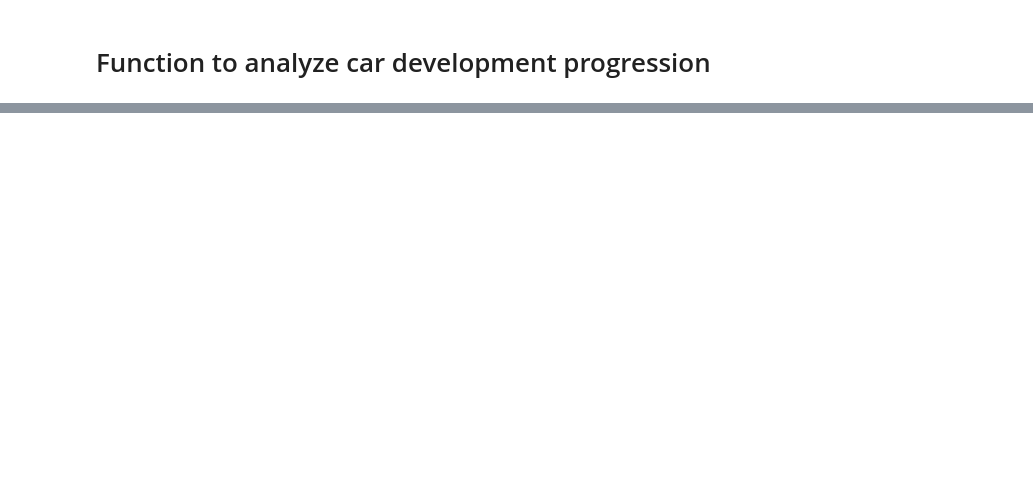
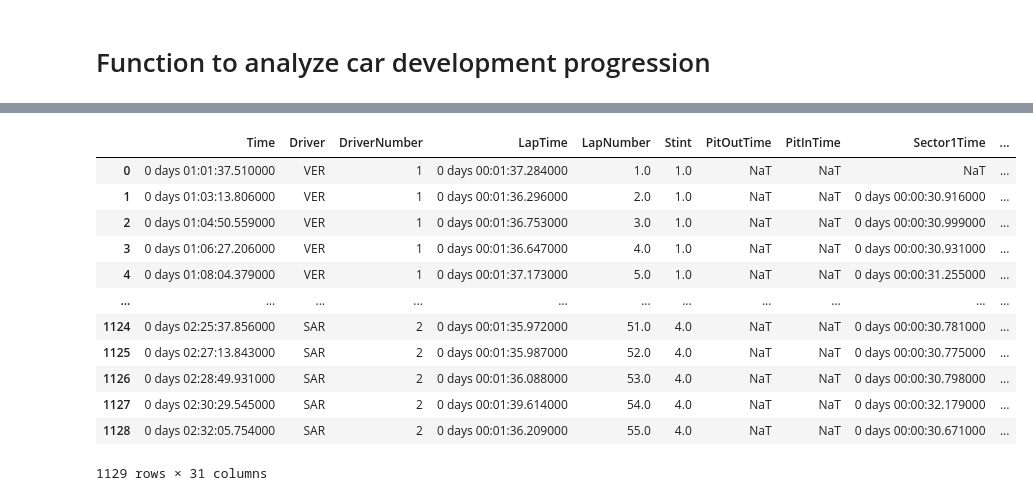
Before and after one commit to khanmustaaq/Formula-1-2024-Season-Analysis, a Jupyter notebook: notebook.ipynb, the cells around one changed output, grey strips where cells are left out. Saved outputs shown, nothing was run; the diff lists cells and outputs as text; code cells hidden in the pictures; blank space fills up the shorter version.

```diff
--- a/notebook.ipynb
+++ b/notebook.ipynb
@@ -587,0 +962,29 @@ ValueError: Invalid round: 1
+# %%
+# def get_pit_stop_strategies_bahrain():
+#     strategies = [ ]
+
+#     session = fastf1.get_session(2024,round_number,'R')
+#     session.load()
+#     laps = session.laps
+
+#     for driver in session.drivers:
+#         driver_laps = laps.pick_drivers(driver)
+#         num_stops=driver_laps['PitOutLap'].count()
+#         final_position = session.results.loc[session.results['Abbreviation']==driver,'Position'].values[0]
+
+#         strategies.append({
+#             # 'Round':round_number,
+#             'Track':round_to_track[round_number],
+#             'Driver':driver,
+#             'NumStops':num_stops,
+#             'FinalPosition':final_position
+#             })
+
+#     return pd.Dataframe(strategies)
+
+
+
+
+session_testing = fastf1.get_session(2024,1,'R')
+session_testing.load()
+laps_testing = session_testing.laps
@@ -587,0 +1006,16 @@ ValueError: Invalid round: 1
+# %%
+laps_testing
+# %% [output]
+|  | Time | Driver | DriverNumber | LapTime | LapNumber | Stint | PitOutTime | PitInTime | Sector1Time | ... |
+| 0 | 0 days 01:01:37.510000 | VER | 1 | 0 days 00:01:37.284000 | 1.0 | 1.0 | NaT | NaT | NaT | ... |
+| 1 | 0 days 01:03:13.806000 | VER | 1 | 0 days 00:01:36.296000 | 2.0 | 1.0 | NaT | NaT | 0 days 00:00:30.916000 | ... |
+| 2 | 0 days 01:04:50.559000 | VER | 1 | 0 days 00:01:36.753000 | 3.0 | 1.0 | NaT | NaT | 0 days 00:00:30.999000 | ... |
+| 3 | 0 days 01:06:27.206000 | VER | 1 | 0 days 00:01:36.647000 | 4.0 | 1.0 | NaT | NaT | 0 days 00:00:30.931000 | ... |
+| 4 | 0 days 01:08:04.379000 | VER | 1 | 0 days 00:01:37.173000 | 5.0 | 1.0 | NaT | NaT | 0 days 00:00:31.255000 | ... |
+| ... | ... | ... | ... | ... | ... | ... | ... | ... | ... | ... |
+| 1124 | 0 days 02:25:37.856000 | SAR | 2 | 0 days 00:01:35.972000 | 51.0 | 4.0 | NaT | NaT | 0 days 00:00:30.781000 | ... |
+| 1125 | 0 days 02:27:13.843000 | SAR | 2 | 0 days 00:01:35.987000 | 52.0 | 4.0 | NaT | NaT | 0 days 00:00:30.775000 | ... |
+| 1126 | 0 days 02:28:49.931000 | SAR | 2 | 0 days 00:01:36.088000 | 53.0 | 4.0 | NaT | NaT | 0 days 00:00:30.798000 | ... |
+| 1127 | 0 days 02:30:29.545000 | SAR | 2 | 0 days 00:01:39.614000 | 54.0 | 4.0 | NaT | NaT | 0 days 00:00:32.179000 | ... |
+| 1128 | 0 days 02:32:05.754000 | SAR | 2 | 0 days 00:01:36.209000 | 55.0 | 4.0 | NaT | NaT | 0 days 00:00:30.671000 | ... |
+1129 rows × 31 columns
```
Also changed, not shown: parts of 24 cells of this notebook.
